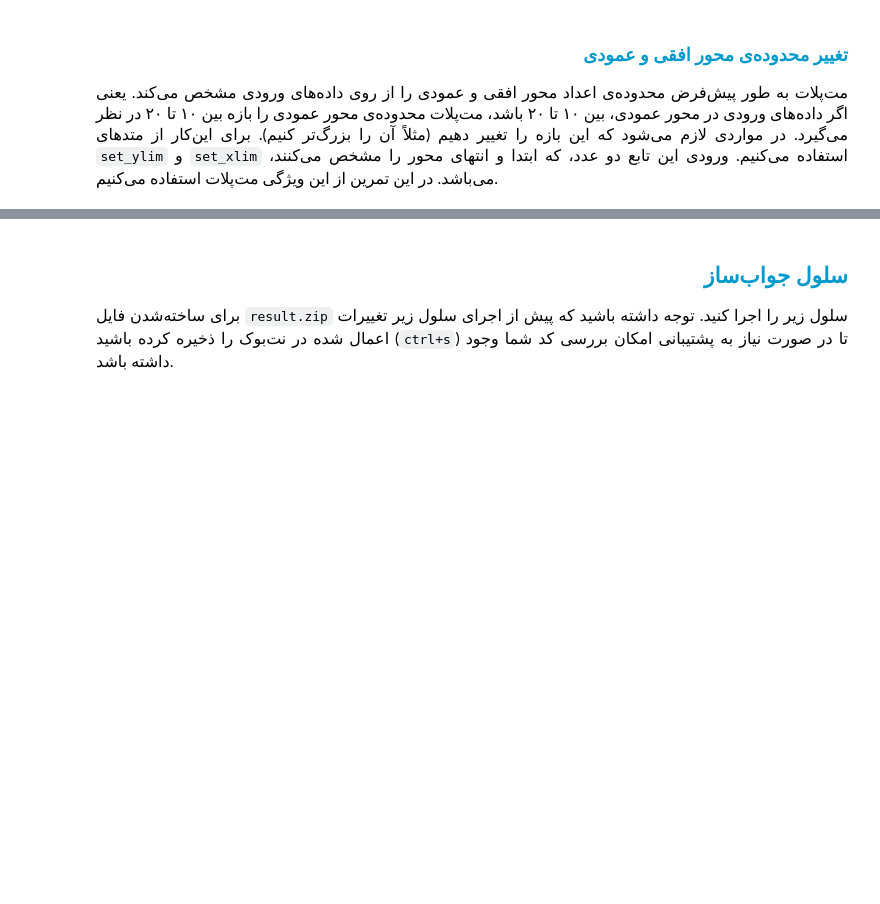
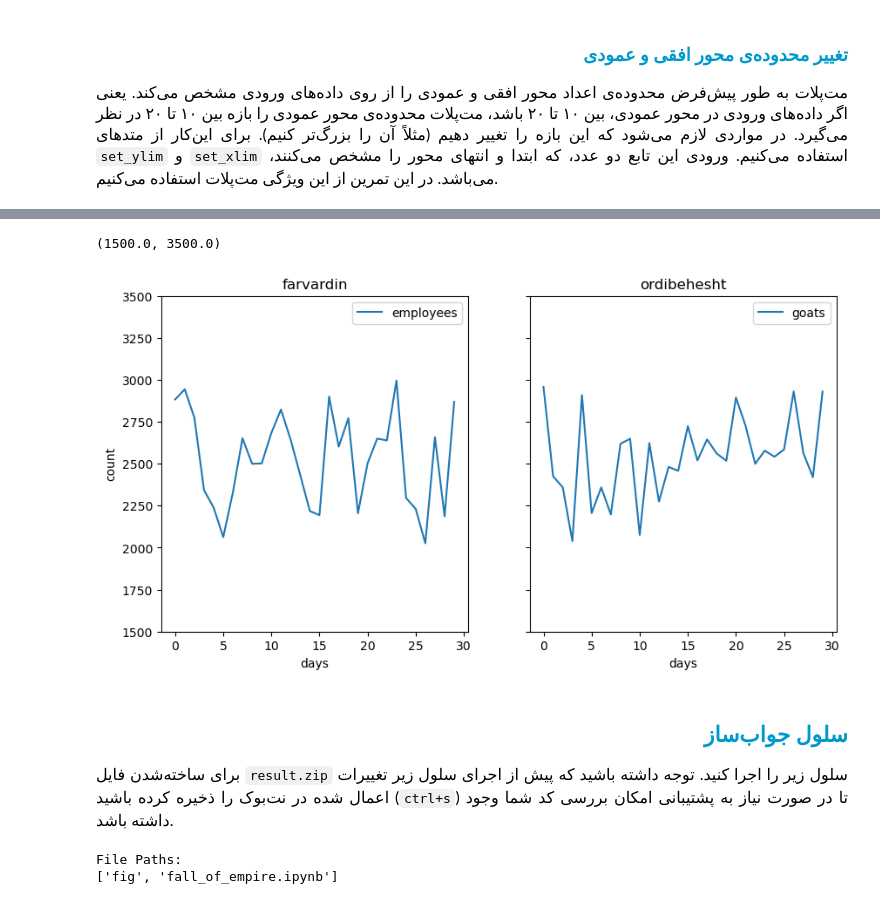
Before and after one commit to a-shygun/Datasets, a Jupyter notebook: QUERA/Data Analysis/data_visualization_fall_of_empire/fall_of_empire.ipynb, the cells around one changed output, grey strips where cells are left out. Drawn from its saved outputs; the diff is of its cells as text; code cells hidden in the pictures; blank space fills up the shorter version.

```diff
--- a/QUERA/Data Analysis/data_visualization_fall_of_empire/fall_of_empire.ipynb
+++ b/QUERA/Data Analysis/data_visualization_fall_of_empire/fall_of_empire.ipynb
@@ -77,15 +77,32 @@
 # %%
 import matplotlib.pyplot as plt
 
 employees = [2883, 2944, 2774, 2343, 2239, 2063, 2329, 2652, 2500, 2502, 2684,
        2823, 2644, 2433, 2218, 2194, 2900, 2602, 2771, 2205, 2503, 2650,
        2639, 2996, 2296, 2231, 2026, 2658, 2187, 2869]
 
 goats = [2958, 2425, 2360, 2039, 2909, 2206, 2359, 2198, 2619, 2649, 2076,
        2623, 2275, 2481, 2458, 2724, 2520, 2645, 2561, 2518, 2895, 2726,
        2500, 2578, 2542, 2585, 2931, 2564, 2420, 2930]
 
-fig, ax = None # to do
+fig, ax = plt.subplots(1, 2, sharey=True, figsize=(10,5))
+
+ax[0].plot(employees, label='employees')
+ax[0].set_title('farvardin')
+ax[0].set_xlabel('days')
+ax[0].set_ylabel('count')
+
+ax[1].plot(goats, label='goats')
+ax[1].set_title('ordibehesht')
+ax[1].set_xlabel('days')
+
+
+ax[0].legend()
+ax[1].legend()
+plt.ylim(1500, 3500)
+# %% [output]
+(1500.0, 3500.0)
+[figure, added]
 # %% [markdown]
 <h2 align=right style="line-height:200%;font-family:vazir;color:#0099cc">
 <font face="vazirmatn" color="#0099cc">
@@ -121,3 +138,6 @@ def compress(file_names):
 
 file_names = ["fig","fall_of_empire.ipynb"]
 compress(file_names)
+# %% [output]
+File Paths:
+['fig', 'fall_of_empire.ipynb']
```
Also changed, not shown: 29 other files.
